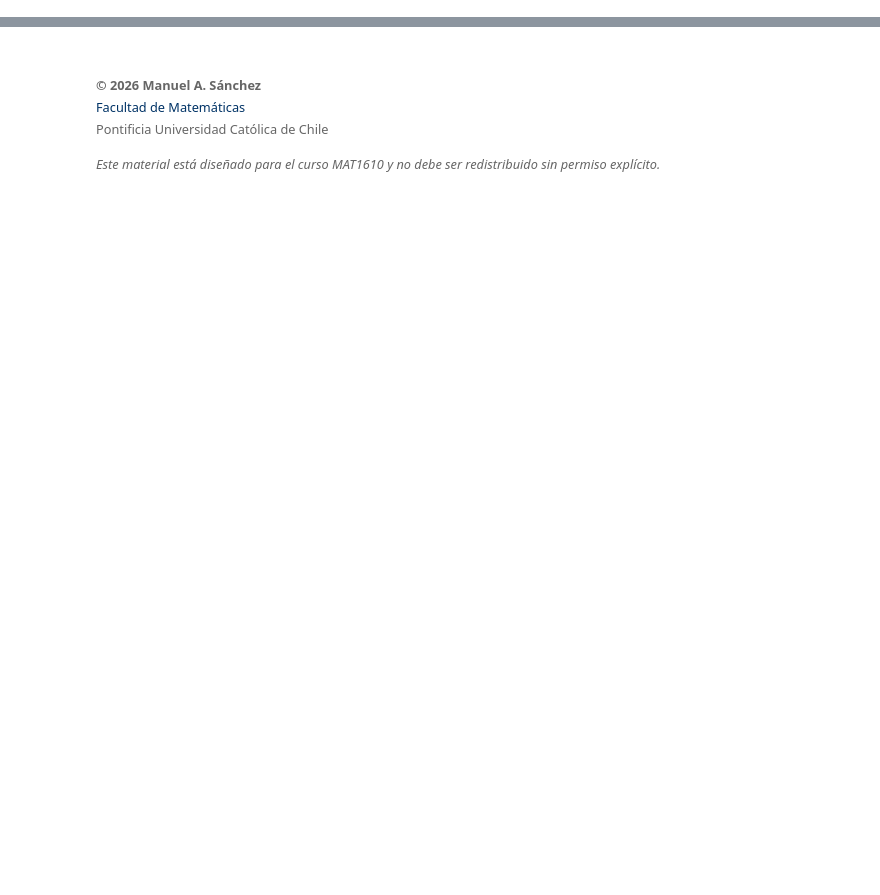
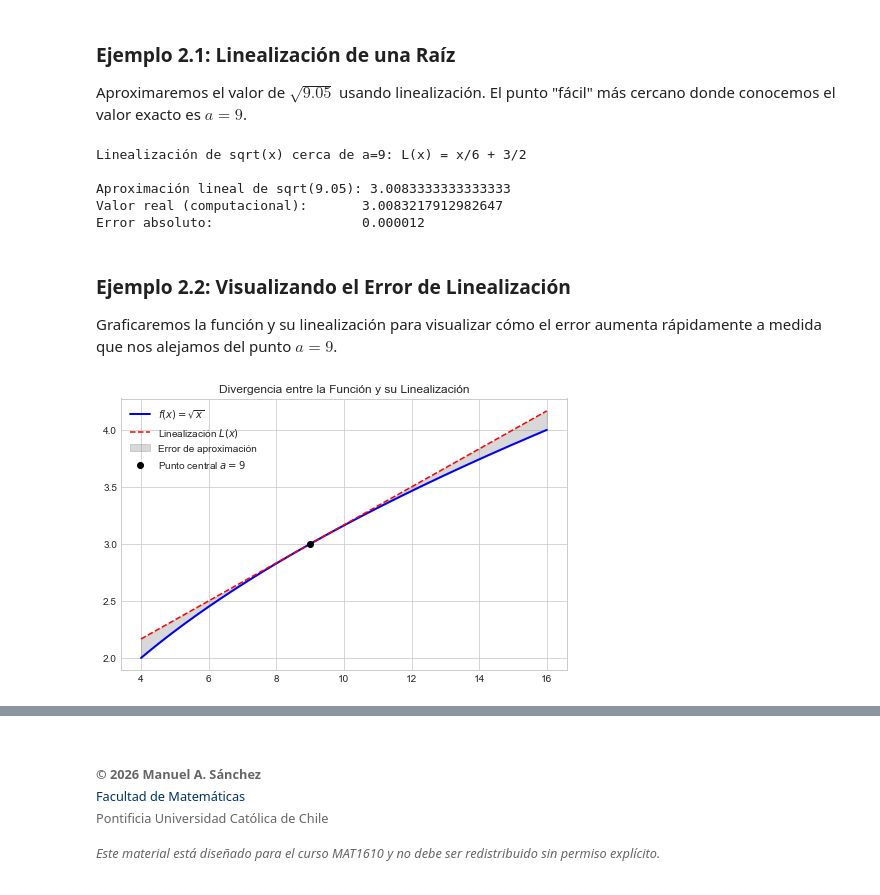
Before and after one commit to ManuelSanchezUribe/Laboratorios_MAT_UC, a Jupyter notebook: MAT1610/Laboratorio_05/lab05.ipynb, the cells around one changed output, grey strips where cells are left out. Drawn from its saved outputs; the diff is of its cells as text; code cells hidden in the pictures; blank space fills up the shorter version.

```diff
--- a/MAT1610/Laboratorio_05/lab05.ipynb
+++ b/MAT1610/Laboratorio_05/lab05.ipynb
@@ -53,0 +139,55 @@ Versión de Numpy: 1.24.4
+# %% [markdown]
+### Ejemplo 2.1: Linealización de una Raíz
+Aproximaremos el valor de $\sqrt{9.05}$ usando linealización. El punto "fácil" más cercano donde conocemos el valor exacto es $a = 9$.
+# %%
+# Ejemplo 2.1: Aproximación Lineal
+x = sp.Symbol('x')
+f = sp.sqrt(x)
+a = 9
+
+# 1. Componentes de la linealización
+f_a = f.subs(x, a)
+df_a = sp.diff(f, x).subs(x, a)
+
+# 2. Función Linealizada L(x)
+L = f_a + df_a * (x - a)
+
+print(f"Linealización de sqrt(x) cerca de a=9: L(x) = {L}")
+
+# 3. Aproximación vs Valor Real
+x_val = 9.05
+aprox = float(L.subs(x, x_val))
+real = float(np.sqrt(x_val))
+
+print(f"\nAproximación lineal de sqrt(9.05): {aprox}")
+print(f"Valor real (computacional):       {real}")
+print(f"Error absoluto:                   {abs(real - aprox):.6f}")
+# %% [output]
+Linealización de sqrt(x) cerca de a=9: L(x) = x/6 + 3/2
+
+Aproximación lineal de sqrt(9.05): 3.0083333333333333
+Valor real (computacional):       3.0083217912982647
+Error absoluto:                   0.000012
+# %% [markdown]
+### Ejemplo 2.2: Visualizando el Error de Linealización
+Graficaremos la función y su linealización para visualizar cómo el error aumenta rápidamente a medida que nos alejamos del punto $a=9$.
+# %%
+# Ejemplo 2.2: Gráfico de Linealización
+x_vals = np.linspace(4, 16, 200)
+f_num = np.sqrt(x_vals)
+
+# L(x) = 3 + (1/6)*(x - 9)
+L_num = float(f_a) + float(df_a)*(x_vals - a)
+
+plt.plot(x_vals, f_num, label='$f(x) = \sqrt{x}$', color='blue', lw=2)
+plt.plot(x_vals, L_num, label='Linealización $L(x)$', color='red', linestyle='--')
+
+# Rellenar el área de error
+plt.fill_between(x_vals, f_num, L_num, color='gray', alpha=0.3, label='Error de aproximación')
+
+plt.scatter([9], [3], color='black', zorder=5, label='Punto central $a=9$')
+plt.title("Divergencia entre la Función y su Linealización")
+plt.legend()
+plt.show()
+# %% [output]
+[figure, added]
```
Also changed, not shown: parts of 29 cells of this notebook, 6 other files.
